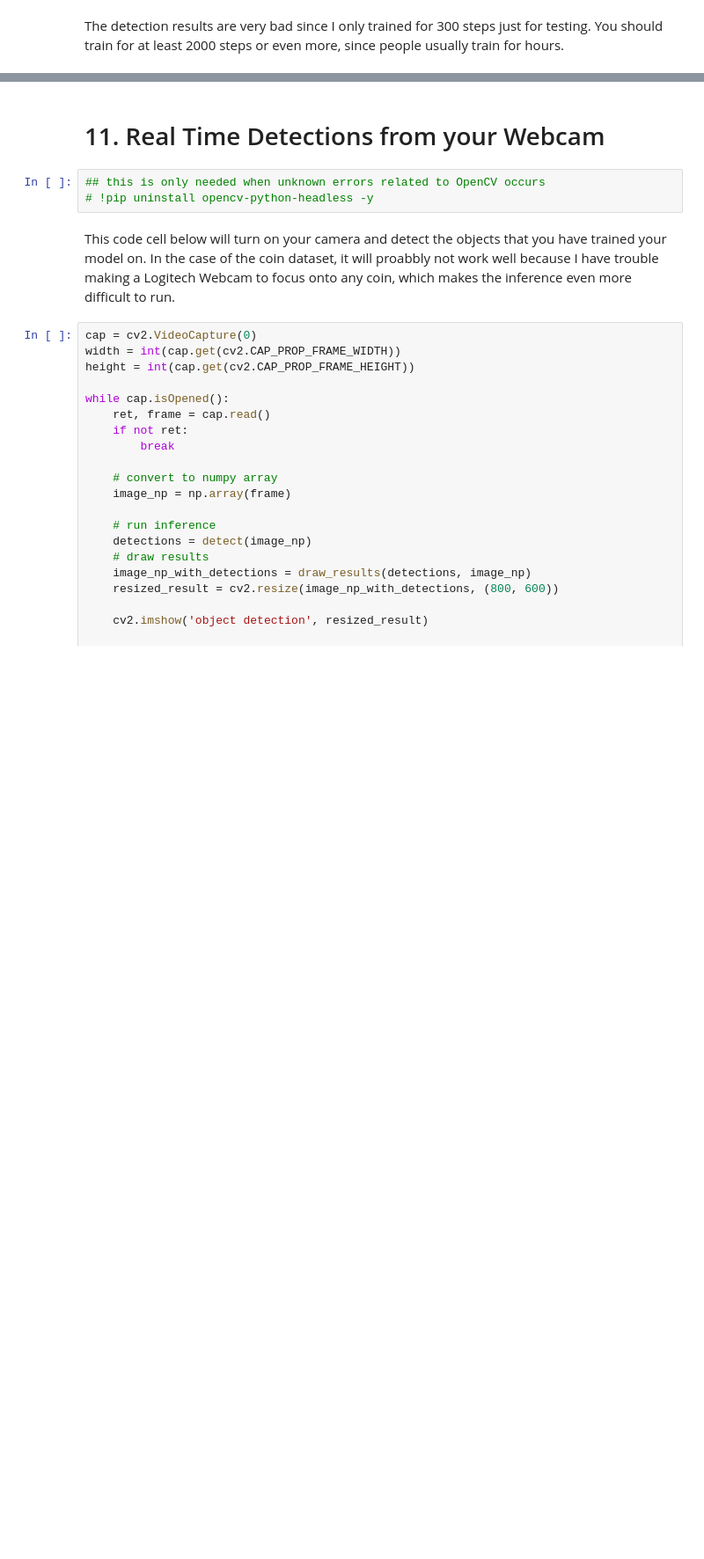
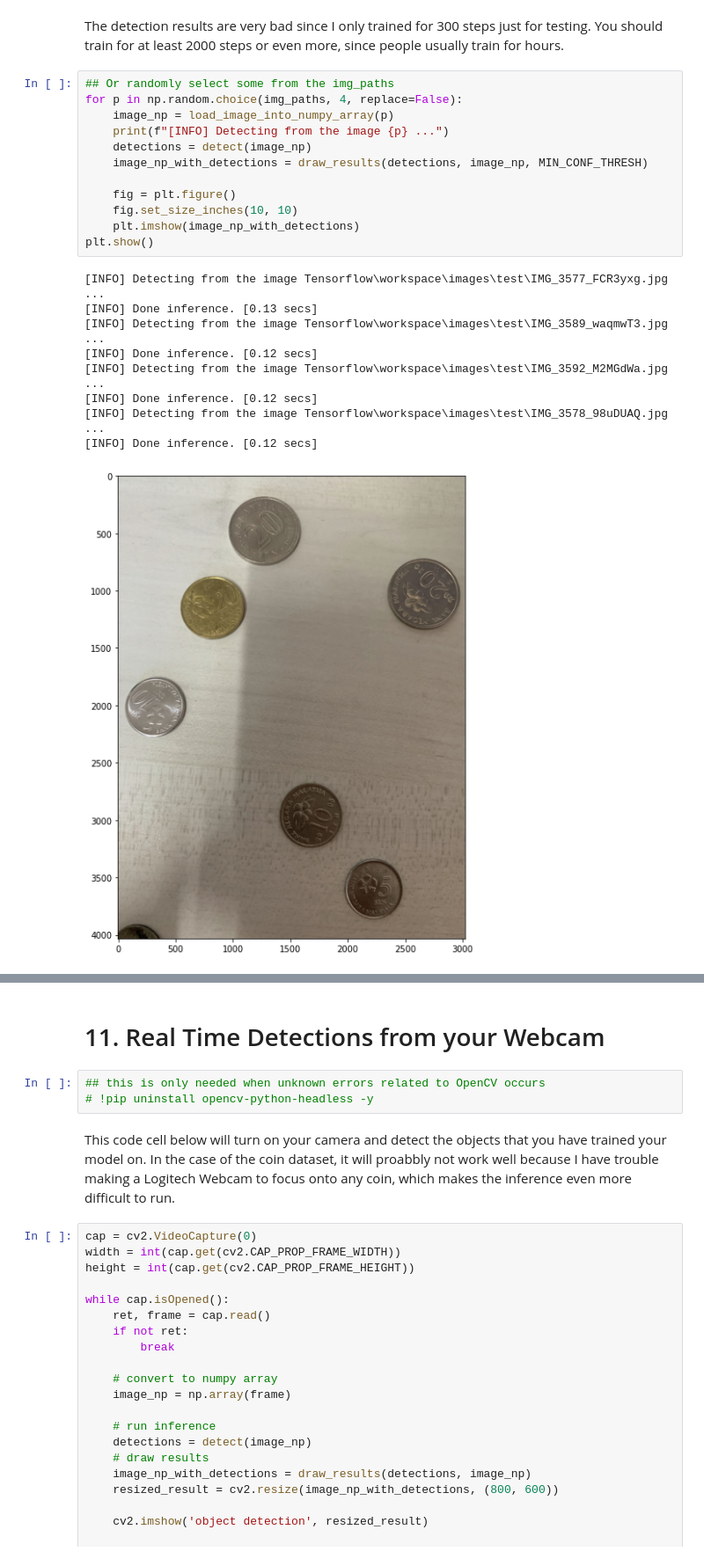
Before and after one commit to ansonnn07/object-detection, a Jupyter notebook: 2. Training and Detection.ipynb, the cells around one changed output, grey strips where cells are left out. Shown at 88% size. Saved outputs shown, nothing was run; the diff lists cells and outputs as text; blank space fills up the shorter version.

```diff
--- a/2. Training and Detection.ipynb
+++ b/2. Training and Detection.ipynb
@@ -541,2 +564,24 @@ plt.show()
 # %% [markdown]
 The detection results are very bad since I only trained for 300 steps just for testing. You should train for at least 2000 steps or even more, since people usually train for hours.
+# %%
+## Or randomly select some from the img_paths
+for p in np.random.choice(img_paths, 4, replace=False):
+    image_np = load_image_into_numpy_array(p)
+    print(f"[INFO] Detecting from the image {p} ...")
+    detections = detect(image_np)
+    image_np_with_detections = draw_results(detections, image_np, MIN_CONF_THRESH)
+
+    fig = plt.figure()
+    fig.set_size_inches(10, 10)
+    plt.imshow(image_np_with_detections)
+plt.show()
+# %% [output]
+[INFO] Detecting from the image Tensorflow\workspace\images\test\IMG_3577_FCR3yxg.jpg ...
+[INFO] Done inference. [0.13 secs]
+[INFO] Detecting from the image Tensorflow\workspace\images\test\IMG_3589_waqmwT3.jpg ...
+[INFO] Done inference. [0.12 secs]
+[INFO] Detecting from the image Tensorflow\workspace\images\test\IMG_3592_M2MGdWa.jpg ...
+[INFO] Done inference. [0.12 secs]
+[INFO] Detecting from the image Tensorflow\workspace\images\test\IMG_3578_98uDUAQ.jpg ...
+[INFO] Done inference. [0.12 secs]
+[figure, added]
```
Also changed, not shown: parts of 14 cells of this notebook, 10 other files.
